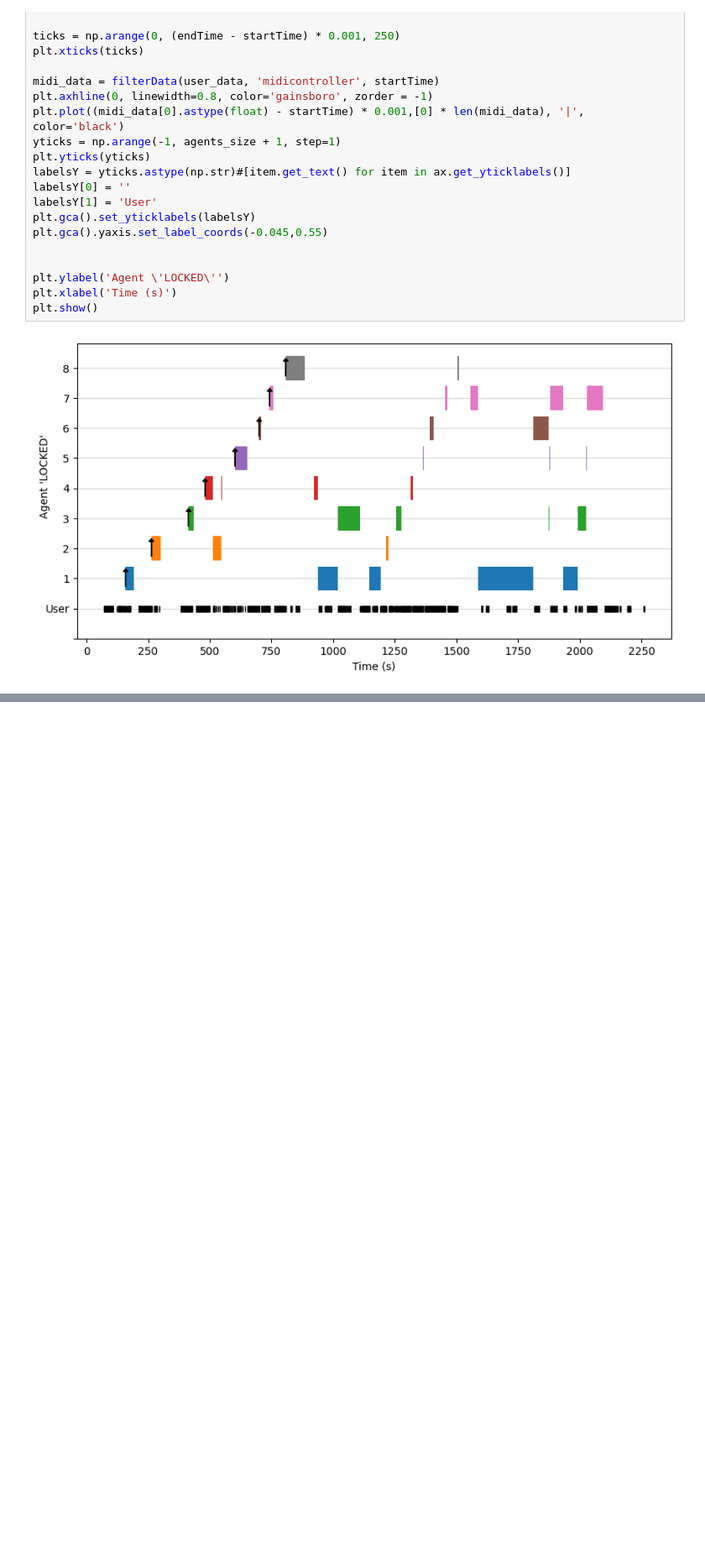
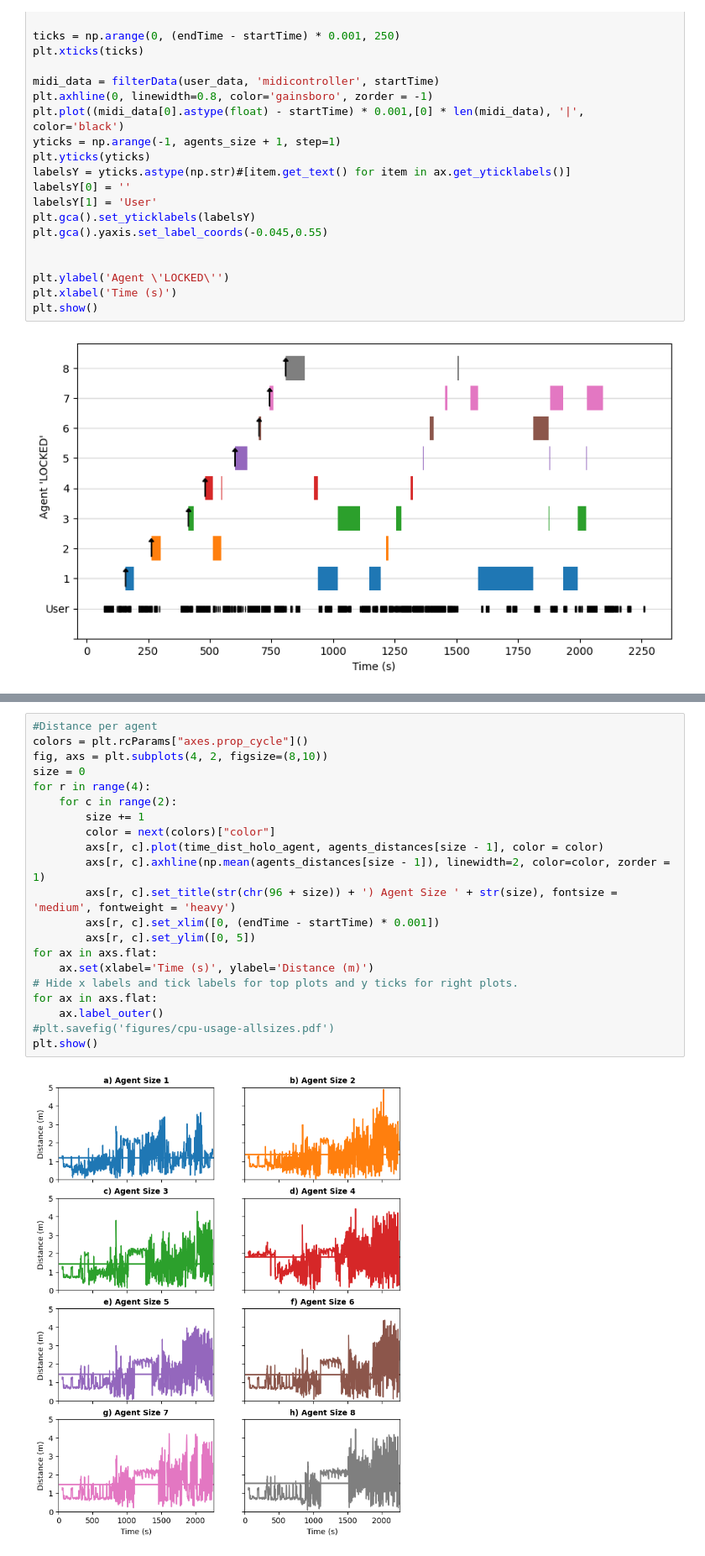
Before and after one commit to pedro-lucas-bravo/master_thesis_data_analysis, a Jupyter notebook: 7-users.ipynb, the cells around one changed output, grey strips where cells are left out. Shown at 84% size. Saved outputs shown, nothing was run; the diff lists cells and outputs as text; blank space fills up the shorter version.

```diff
--- a/7-users.ipynb
+++ b/7-users.ipynb
@@ -399,0 +476,23 @@ plt.show()
+# %%
+#Distance per agent
+colors = plt.rcParams["axes.prop_cycle"]()
+fig, axs = plt.subplots(4, 2, figsize=(8,10))
+size = 0
+for r in range(4):
+    for c in range(2):
+        size += 1
+        color = next(colors)["color"]
+        axs[r, c].plot(time_dist_holo_agent, agents_distances[size - 1], color = color)
+        axs[r, c].axhline(np.mean(agents_distances[size - 1]), linewidth=2, color=color, zorder = 1)
+        axs[r, c].set_title(str(chr(96 + size)) + ') Agent Size ' + str(size), fontsize = 'medium', fontweight = 'heavy')
+        axs[r, c].set_xlim([0, (endTime - startTime) * 0.001])
+        axs[r, c].set_ylim([0, 5])
+for ax in axs.flat:
+    ax.set(xlabel='Time (s)', ylabel='Distance (m)')
+# Hide x labels and tick labels for top plots and y ticks for right plots.
+for ax in axs.flat:
+    ax.label_outer()
+#plt.savefig('figures/cpu-usage-allsizes.pdf')
+plt.show()
+# %% [output]
+[figure, added]
```
Also changed, not shown: parts of 10 cells of this notebook, 1 other file.
